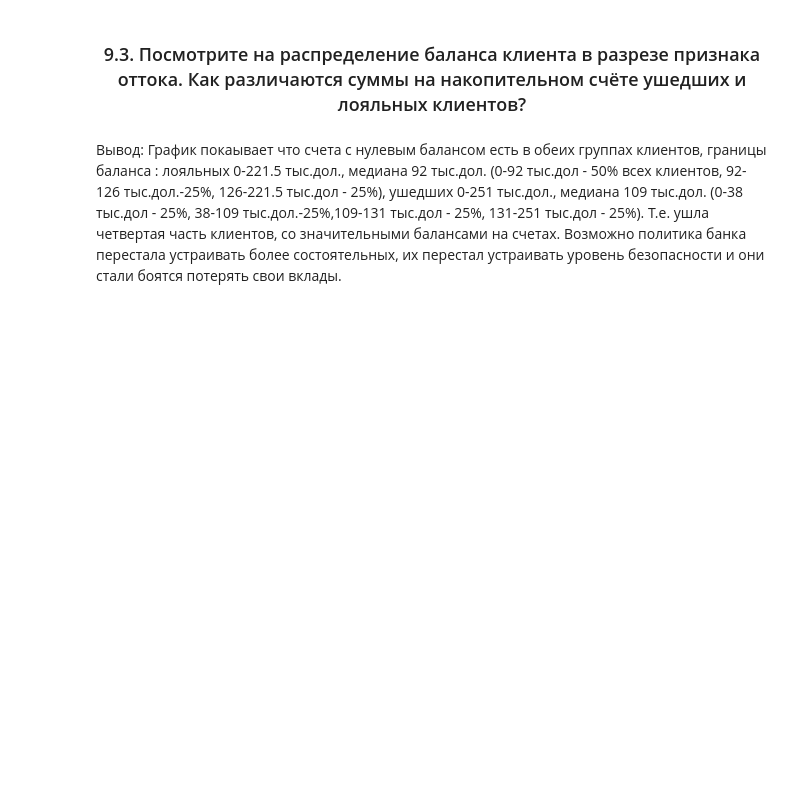
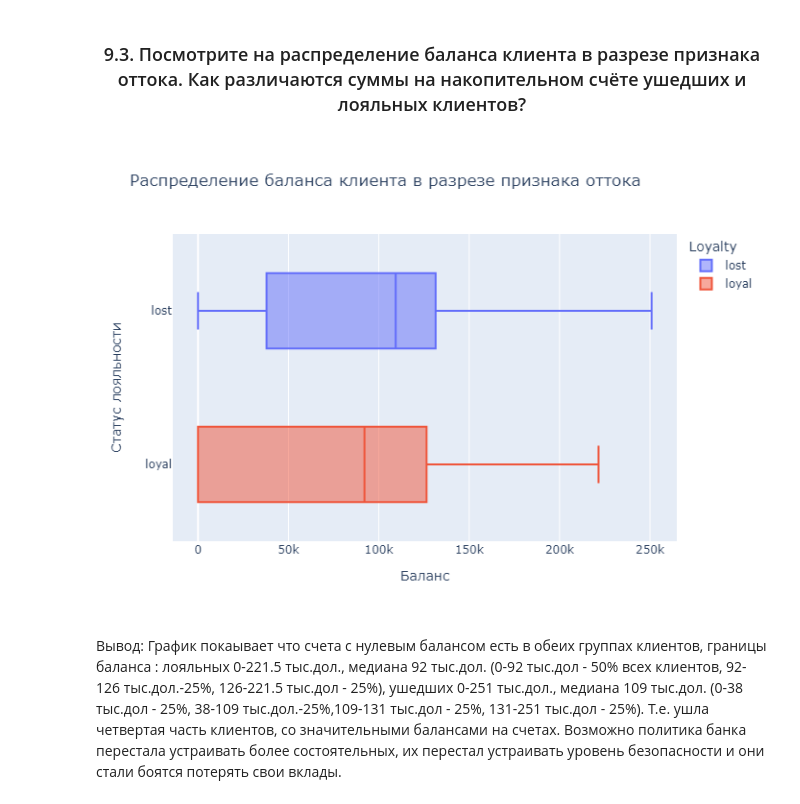
Before and after one commit to Dredox22/sf_data_science, a Jupyter notebook: SkillFactory/PY_13_Визуализация_данных/bank.ipynb, the cells around one changed output. Cells and saved outputs as stored; diff of their text form; code cells hidden in the pictures; blank space fills up the shorter version.

```diff
--- a/SkillFactory/PY_13_Визуализация_данных/bank.ipynb
+++ b/SkillFactory/PY_13_Визуализация_данных/bank.ipynb
@@ -147,4 +162,9 @@ fig.layout.yaxis.title.text = 'Статус лояльности'
 fig.write_image("plotly/Balance_Loyalty.png")
+# %%
+from IPython.display import Image
+Image("plotly/Balance_Loyalty.png")
+# %% [output]
+[figure, added]
 # %% [markdown]
 Вывод:
 График покаывает что счета с нулевым балансом есть в обеих группах клиентов, границы баланса :
```
Also changed, not shown: parts of 21 cells of this notebook.
